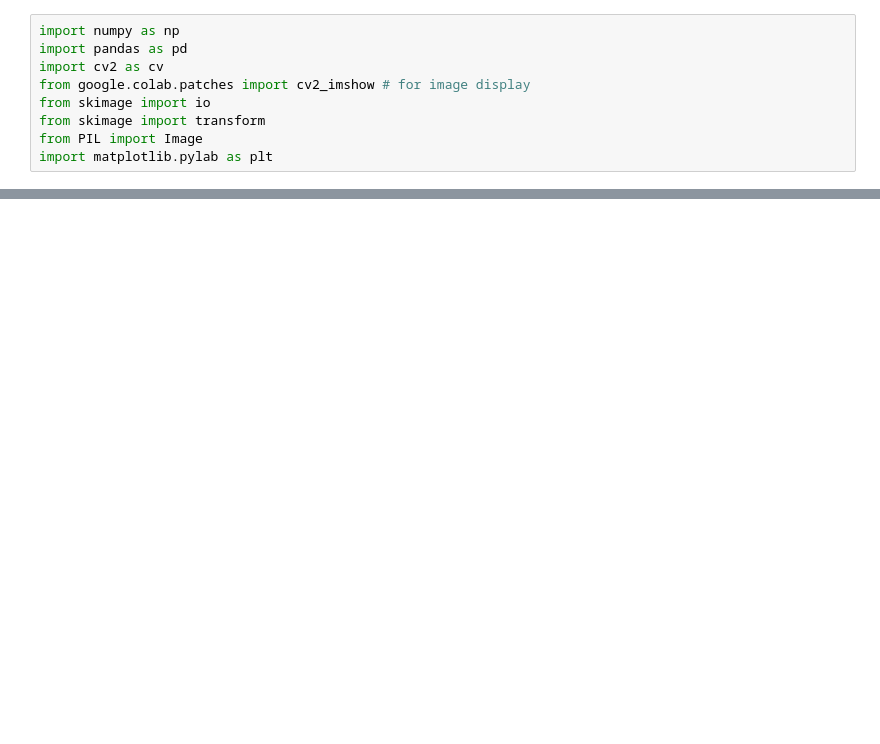
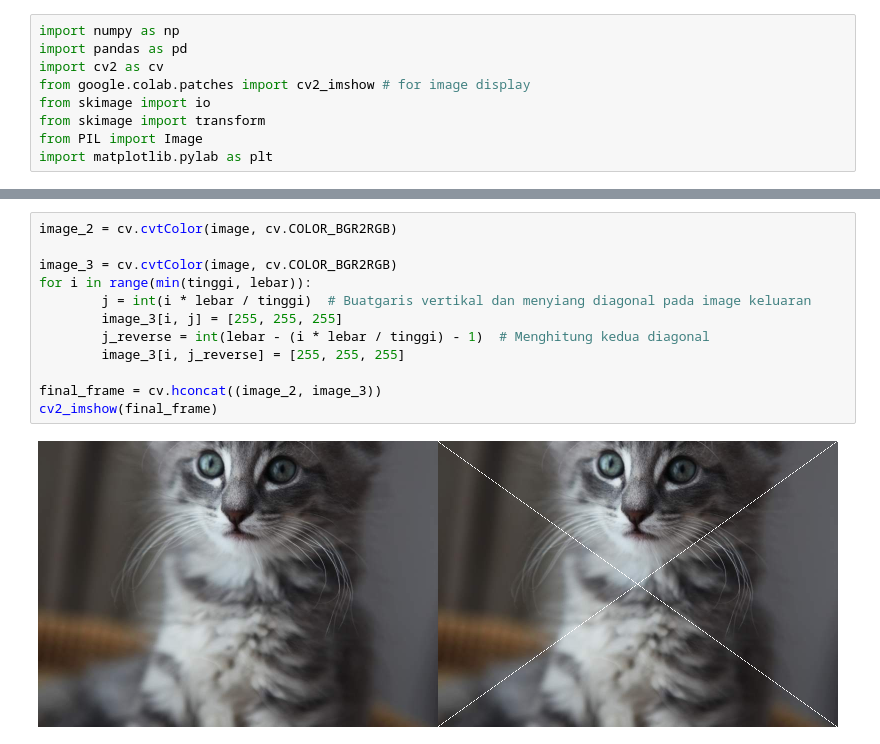
Before and after one commit to diasrachma/PVCK_2023, a Jupyter notebook: Week1.ipynb, the cells around one changed output, grey strips where cells are left out. Cells and saved outputs as stored; diff of their text form; blank space fills up the shorter version.

```diff
--- a/Week1.ipynb
+++ b/Week1.ipynb
@@ -29,0 +62,14 @@ for url in urls:
+# %%
+image_2 = cv.cvtColor(image, cv.COLOR_BGR2RGB)
+
+image_3 = cv.cvtColor(image, cv.COLOR_BGR2RGB)
+for i in range(min(tinggi, lebar)):
+        j = int(i * lebar / tinggi)  # Buatgaris vertikal dan menyiang diagonal pada image keluaran
+        image_3[i, j] = [255, 255, 255]
+        j_reverse = int(lebar - (i * lebar / tinggi) - 1)  # Menghitung kedua diagonal
+        image_3[i, j_reverse] = [255, 255, 255]
+
+final_frame = cv.hconcat((image_2, image_3))
+cv2_imshow(final_frame)
+# %% [output]
+[figure, added]
```
Also changed, not shown: parts of 7 cells of this notebook.
